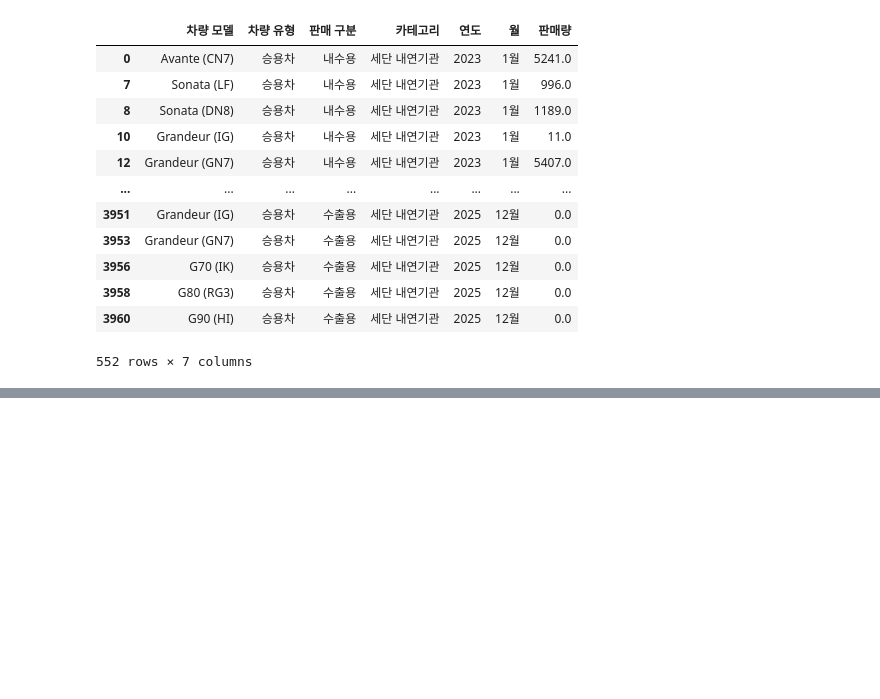
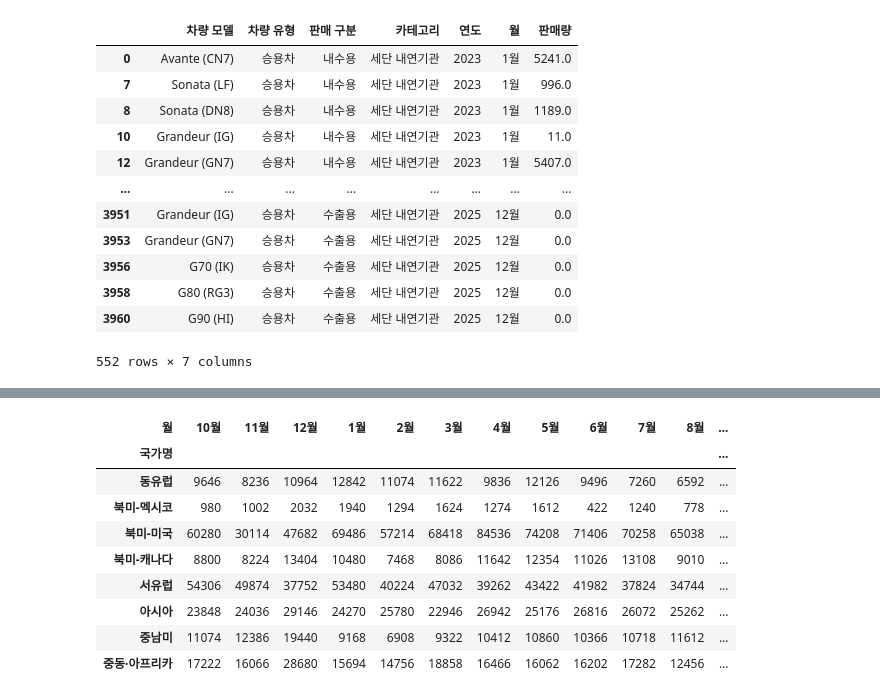
Before and after one commit to Coding-Supremacy/manifest-mini, a Jupyter notebook: junghee/jh/분석 요약표 집계.ipynb, the cells around one changed output, grey strips where cells are left out. Cells and saved outputs as stored; diff of their text form; code cells hidden in the pictures; blank space fills up the shorter version.

```diff
--- a/junghee/분석 요약표 집계.ipynb
+++ b/junghee/jh/분석 요약표 집계.ipynb
@@ -694,0 +771,13 @@ df_melted.loc[df_melted['카테고리'] == '세단 내연기관']
+# %%
+데이터_2024.pivot_table(index='국가명', columns='월', values='판매량', aggfunc='sum', fill_value=0)
+# %% [output]
+| 월 | 10월 | 11월 | 12월 | 1월 | 2월 | 3월 | 4월 | 5월 | 6월 | 7월 | 8월 | ... |
+| 국가명 |  |  |  |  |  |  |  |  |  |  |  | ... |
+| 동유럽 | 9646 | 8236 | 10964 | 12842 | 11074 | 11622 | 9836 | 12126 | 9496 | 7260 | 6592 | ... |
+| 북미-멕시코 | 980 | 1002 | 2032 | 1940 | 1294 | 1624 | 1274 | 1612 | 422 | 1240 | 778 | ... |
+| 북미-미국 | 60280 | 30114 | 47682 | 69486 | 57214 | 68418 | 84536 | 74208 | 71406 | 70258 | 65038 | ... |
+| 북미-캐나다 | 8800 | 8224 | 13404 | 10480 | 7468 | 8086 | 11642 | 12354 | 11026 | 13108 | 9010 | ... |
+| 서유럽 | 54306 | 49874 | 37752 | 53480 | 40224 | 47032 | 39262 | 43422 | 41982 | 37824 | 34744 | ... |
+| 아시아 | 23848 | 24036 | 29146 | 24270 | 25780 | 22946 | 26942 | 25176 | 26816 | 26072 | 25262 | ... |
+| 중남미 | 11074 | 12386 | 19440 | 9168 | 6908 | 9322 | 10412 | 10860 | 10366 | 10718 | 11612 | ... |
+| 중동·아프리카 | 17222 | 16066 | 28680 | 15694 | 14756 | 18858 | 16466 | 16062 | 16202 | 17282 | 12456 | ... |
```
Also changed, not shown: parts of 11 cells of this notebook, 40 other files.
